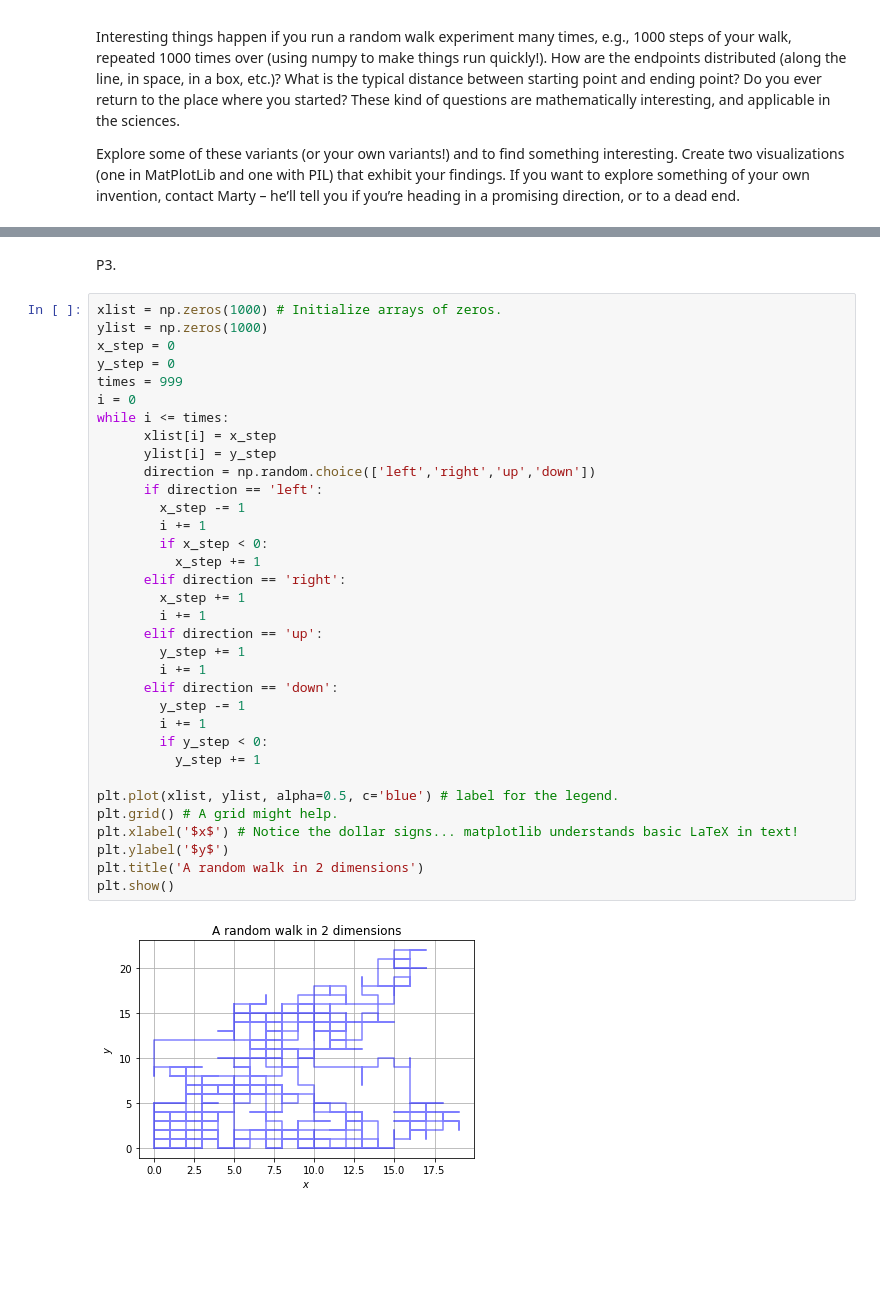
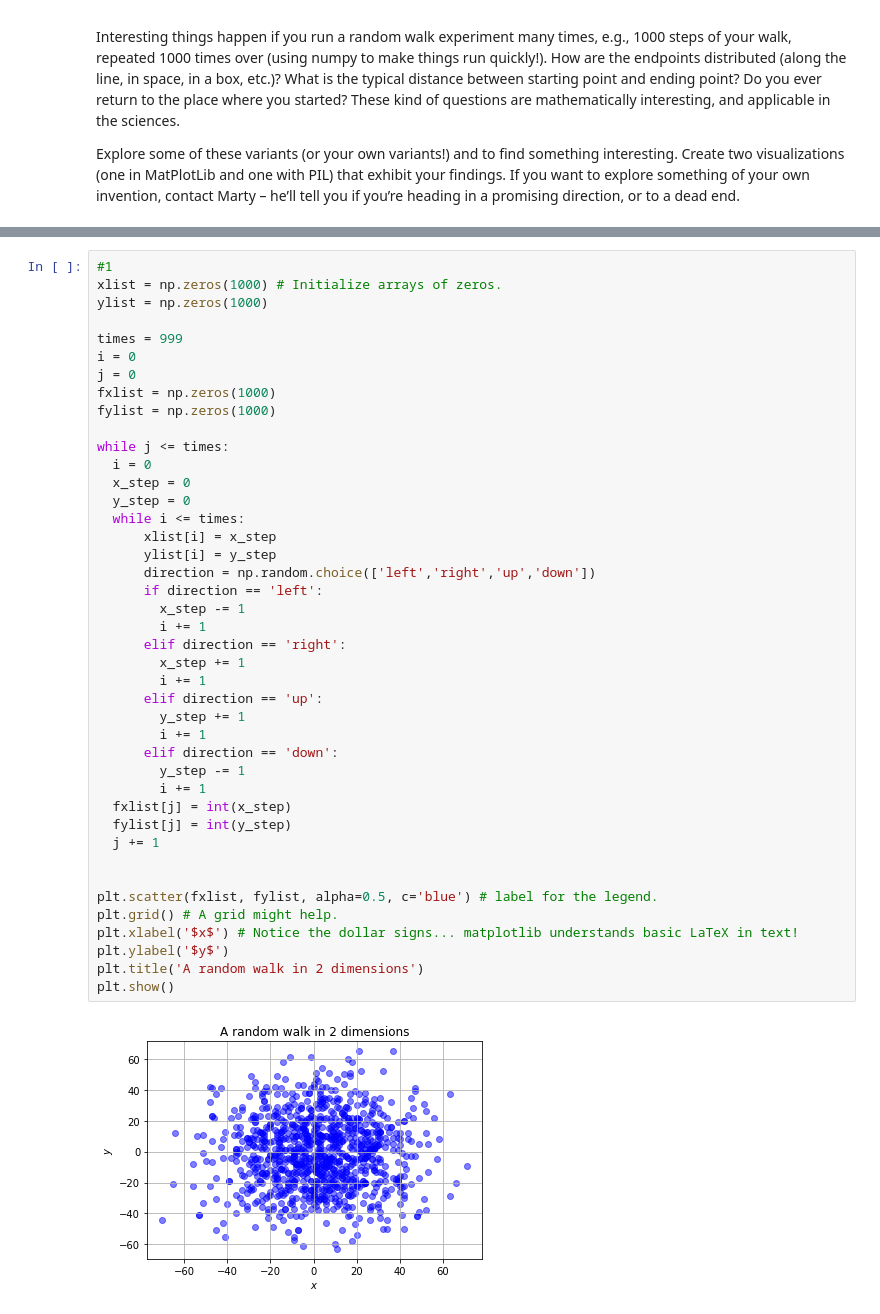
Before and after one commit to JiaqiZhang1/Math-152, a Jupyter notebook: Exploration2_Guide.ipynb, the cells around one changed output, grey strips where cells are left out. Drawn from its saved outputs; the diff is of its cells as text; blank space fills up the shorter version.

```diff
--- a/Exploration2_Guide.ipynb
+++ b/Exploration2_Guide.ipynb
@@ -140,38 +134,44 @@ plt.show()
-# %% [markdown]
-P3.
 # %%
+#1
 xlist = np.zeros(1000) # Initialize arrays of zeros.
 ylist = np.zeros(1000)
-x_step = 0
-y_step = 0
+
 times = 999
 i = 0
-while i <= times:
+j = 0
+fxlist = np.zeros(1000)
+fylist = np.zeros(1000)
+
+while j <= times:
+  i = 0
+  x_step = 0
+  y_step = 0
+  while i <= times:
       xlist[i] = x_step
       ylist[i] = y_step
       direction = np.random.choice(['left','right','up','down'])
       if direction == 'left':
         x_step -= 1
         i += 1
-        if x_step < 0:
-          x_step += 1
       elif direction == 'right':
         x_step += 1
         i += 1
       elif direction == 'up':
         y_step += 1
         i += 1
       elif direction == 'down':
         y_step -= 1
         i += 1
-        if y_step < 0:
-          y_step += 1
+  fxlist[j] = int(x_step)
+  fylist[j] = int(y_step)
+  j += 1
 
-plt.plot(xlist, ylist, alpha=0.5, c='blue') # label for the legend.
+
+plt.scatter(fxlist, fylist, alpha=0.5, c='blue') # label for the legend.
 plt.grid() # A grid might help.
 plt.xlabel('$x$') # Notice the dollar signs... matplotlib understands basic LaTeX in text!
 plt.ylabel('$y$')
 plt.title('A random walk in 2 dimensions')
 plt.show()
 # %% [output]
-[figure, old version]
+[figure, new version]
```
Also changed, not shown: parts of 16 cells of this notebook.
